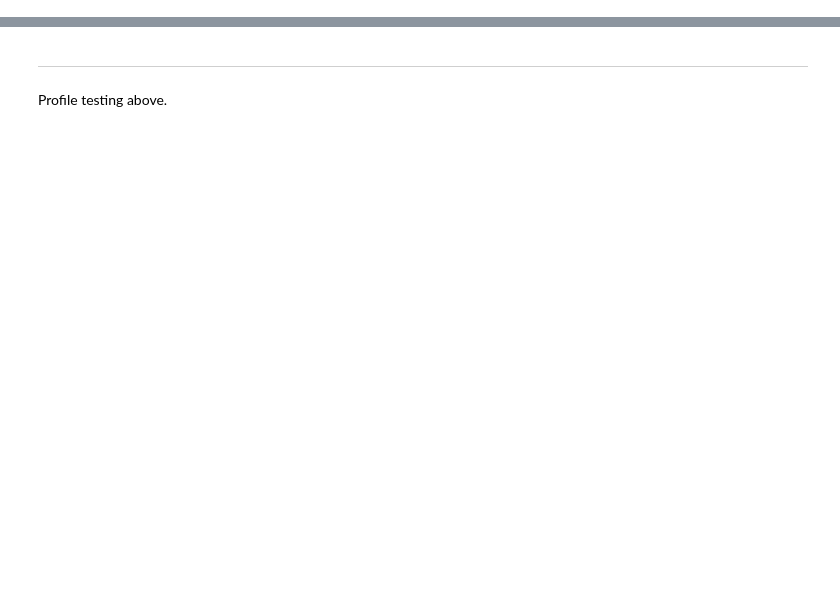
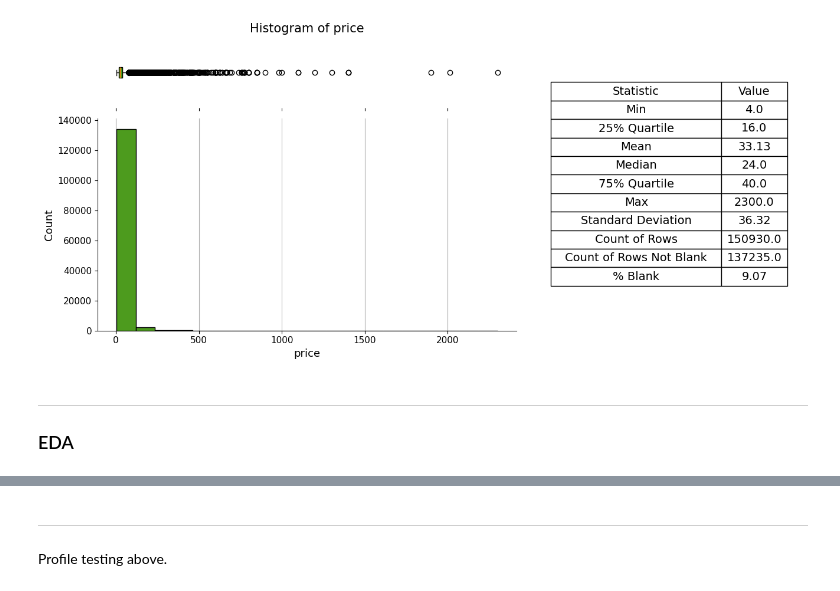
Before and after one commit to Riley25/DataNova, a Jupyter notebook: src/datanova/test.ipynb, the cells around one changed output, grey strips where cells are left out. Drawn from its saved outputs; the diff is of its cells as text; code cells hidden in the pictures; blank space fills up the shorter version.

```diff
--- a/src/datanova/test.ipynb
+++ b/src/datanova/test.ipynb
@@ -53,0 +56,11 @@ ROW TOTAL = 150,930 COLUMNS = 10
+# %%
+
+hist(df, v)
+
+# hist(df, v,  xlim=[0, 50], n_bins=20)
+# %% [output]
+[figure, added]
+# %% [markdown]
+---
+
+### EDA
```
Also changed, not shown: parts of 13 cells of this notebook, 1 other file.
